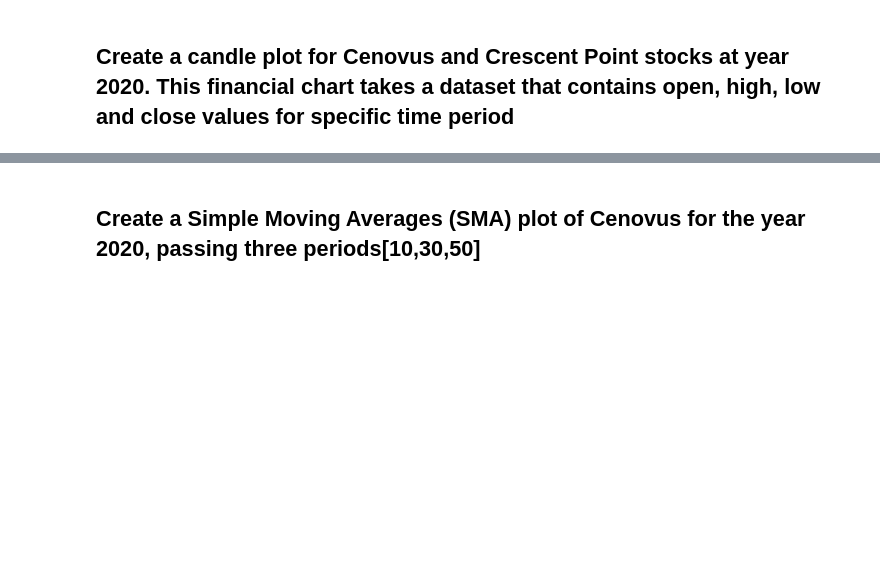
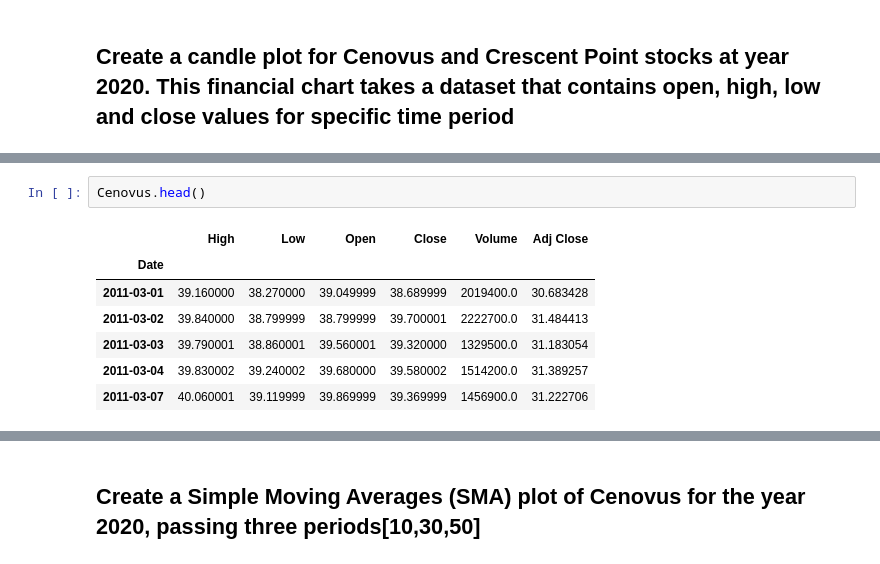
Before and after one commit to vadimsavenkov/Stock-Price-Analysis, a Jupyter notebook: Stock_Analysis.ipynb, the cells around one changed output, grey strips where cells are left out. Saved outputs shown, nothing was run; the diff lists cells and outputs as text; blank space fills up the shorter version.

```diff
--- a/Stock_Analysis.ipynb
+++ b/Stock_Analysis.ipynb
@@ -275,0 +281,10 @@ CrescentPoint[['Open', 'High', 'Low', 'Close']].loc['2019-12-31':'2021-01-01'].i
+# %%
+Cenovus.head()
+# %% [output]
+|  | High | Low | Open | Close | Volume | Adj Close |
+| Date |  |  |  |  |  |  |
+| 2011-03-01 | 39.160000 | 38.270000 | 39.049999 | 38.689999 | 2019400.0 | 30.683428 |
+| 2011-03-02 | 39.840000 | 38.799999 | 38.799999 | 39.700001 | 2222700.0 | 31.484413 |
+| 2011-03-03 | 39.790001 | 38.860001 | 39.560001 | 39.320000 | 1329500.0 | 31.183054 |
+| 2011-03-04 | 39.830002 | 39.240002 | 39.680000 | 39.580002 | 1514200.0 | 31.389257 |
+| 2011-03-07 | 40.060001 | 39.119999 | 39.869999 | 39.369999 | 1456900.0 | 31.222706 |
```
Also changed, not shown: parts of 7 cells of this notebook.
